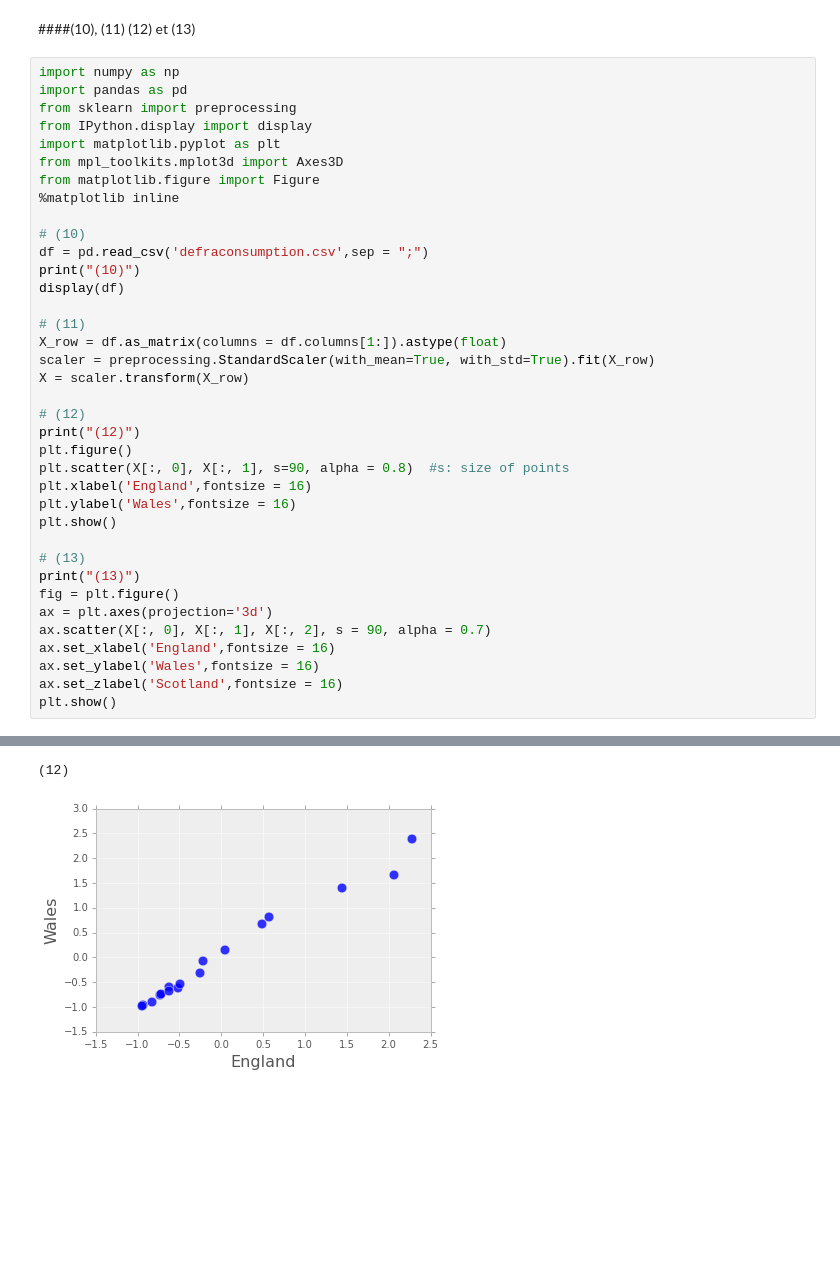
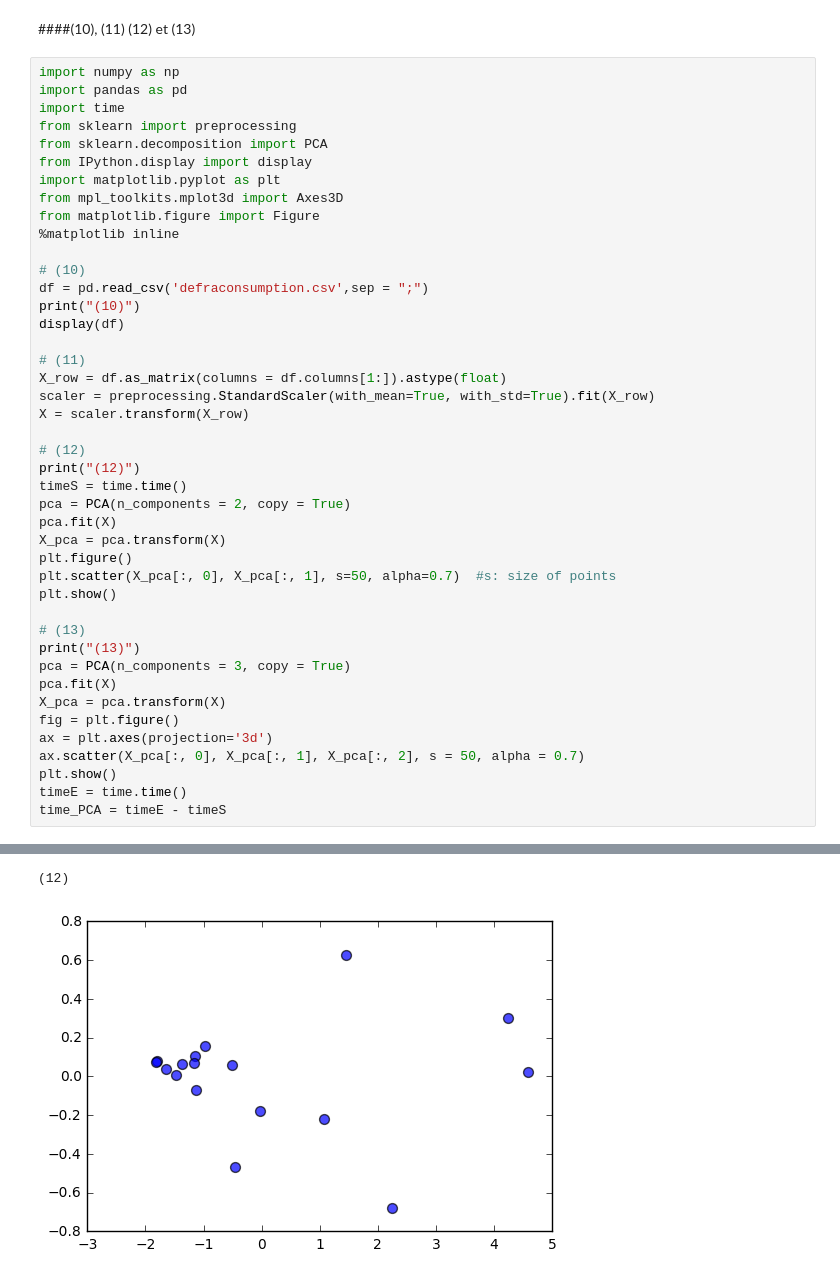
Before and after one commit to DemiFr/SD204-TP-SVD-PCA, a Jupyter notebook: LI_YANTING_0.ipynb, the cells around one changed output, grey strips where cells are left out. Cells and saved outputs as stored; diff of their text form; blank space fills up the shorter version.

```diff
--- a/LI_YANTING_0.ipynb
+++ b/LI_YANTING_0.ipynb
@@ -279,7 +284,9 @@ La seconde valeur singulière la plus grande est: 107.295324
 # %%
 import numpy as np
 import pandas as pd
+import time
 from sklearn import preprocessing
+from sklearn.decomposition import PCA
 from IPython.display import display
 import matplotlib.pyplot as plt
 from mpl_toolkits.mplot3d import Axes3D
@@ -298,41 +305,45 @@ X = scaler.transform(X_row)
 
 # (12)
 print("(12)")
+timeS = time.time()
+pca = PCA(n_components = 2, copy = True)
+pca.fit(X)
+X_pca = pca.transform(X)
 plt.figure()
-plt.scatter(X[:, 0], X[:, 1], s=90, alpha = 0.8)  #s: size of points
-plt.xlabel('England',fontsize = 16)
-plt.ylabel('Wales',fontsize = 16)
+plt.scatter(X_pca[:, 0], X_pca[:, 1], s=50, alpha=0.7)  #s: size of points
 plt.show()
 
 # (13)
 print("(13)")
+pca = PCA(n_components = 3, copy = True)
+pca.fit(X)
+X_pca = pca.transform(X)
 fig = plt.figure()
 ax = plt.axes(projection='3d')
-ax.scatter(X[:, 0], X[:, 1], X[:, 2], s = 90, alpha = 0.7)
-ax.set_xlabel('England',fontsize = 16)
-ax.set_ylabel('Wales',fontsize = 16)
-ax.set_zlabel('Scotland',fontsize = 16)
+ax.scatter(X_pca[:, 0], X_pca[:, 1], X_pca[:, 2], s = 50, alpha = 0.7)
 plt.show()
+timeE = time.time()
+time_PCA = timeE - timeS
 # %% [output]
 (10)
 |  | Unnamed: 0 | England | Wales | Scotland | N Ireland |
 | 0 | Cheese | 105 | 103 | 103 | 66 |
 | 1 | Carcass meat | 245 | 227 | 242 | 267 |
 | 2 | Other meat | 685 | 803 | 750 | 586 |
 | 3 | Fish | 147 | 160 | 122 | 93 |
 | 4 | Fats and oils | 193 | 235 | 184 | 209 |
 | 5 | Sugars | 156 | 175 | 147 | 139 |
 | 6 | Fresh potatoes | 720 | 874 | 566 | 1033 |
 | 7 | Fresh Veg | 253 | 265 | 171 | 143 |
 | 8 | Other Veg | 488 | 570 | 418 | 355 |
 | 9 | Processed potatoes | 198 | 203 | 220 | 187 |
 | 10 | Processed Veg | 360 | 365 | 337 | 334 |
 | 11 | Fresh fruit | 1102 | 1137 | 957 | 674 |
 | 12 | Cereals | 1472 | 1582 | 1462 | 1494 |
 | 13 | Beverages | 57 | 73 | 53 | 47 |
 | 14 | Soft drinks | 1374 | 1256 | 1572 | 1506 |
 | 15 | Alcoholic drinks | 375 | 475 | 458 | 135 |
 | 16 | Confectionery | 54 | 64 | 62 | 41 |
 (12)
-[figure, old version]
+[figure, new version]
 (13)
```
Also changed, not shown: parts of 11 cells of this notebook, 5 other files.
